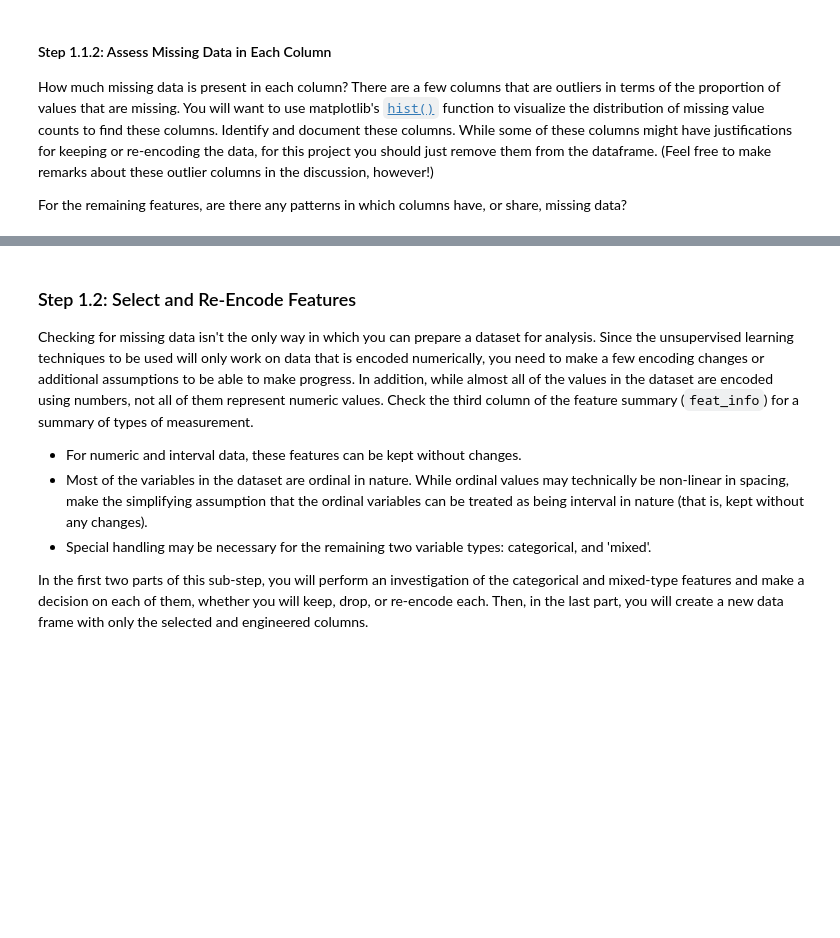
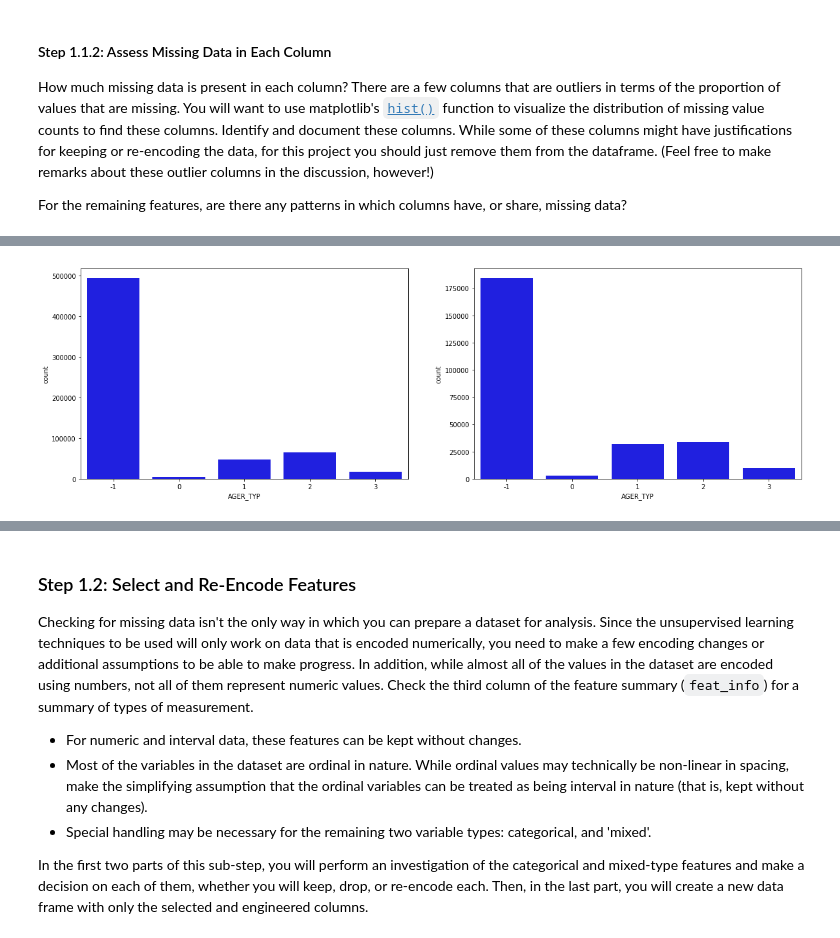
Before and after one commit to davidjentjens/customer_segments_with_arvato, a Jupyter notebook: Identify_Customer_Segments.ipynb, the cells around one changed output, grey strips where cells are left out. Saved outputs shown, nothing was run; the diff lists cells and outputs as text; code cells hidden in the pictures; blank space fills up the shorter version.

```diff
--- a/Identify_Customer_Segments.ipynb
+++ b/Identify_Customer_Segments.ipynb
@@ -260,3 +333,9 @@ Depending on what you observe in your comparison, this will have implications on
 # %%
 # Write code to divide the data into two subsets based on the number of missing
 # values in each row.
+
+rows_with_nans = row_nan_percentage.where(row_nan_percentage > 0).dropna()
+rows_without_nans = row_nan_percentage.where(row_nan_percentage == 0).dropna()
+
+print(rows_with_nans.head(), '\n')
+print(rows_without_nans.head(), '\n')
@@ -262,0 +356,3 @@ Depending on what you observe in your comparison, this will have implications on
+# %%
+azdias_with_nans = azdias.drop(rows_without_nans.index)
+azdias_with_nans.head()
@@ -262,0 +367,3 @@ Depending on what you observe in your comparison, this will have implications on
+# %%
+azdias_without_nans = azdias.drop(rows_with_nans.index)
+azdias_without_nans.head()
@@ -263,3 +378,15 @@ Depending on what you observe in your comparison, this will have implications on
 # %%
 # Compare the distribution of values for at least five columns where there are
 # no or few missing values, between the two subsets.
+def compare_groups(column):
+    plt.figure(figsize = [20, 6])
+
+    plt.subplot(1, 2, 1);
+    sns.countplot(data=azdias_with_nans, x=column, color='b');
+
+    plt.subplot(1, 2, 2);
+    sns.countplot(data=azdias_without_nans, x=column, color='b');
+# %%
+compare_groups('AGER_TYP')
+# %% [output]
+[figure, added]
```
Also changed, not shown: parts of 37 cells of this notebook.
